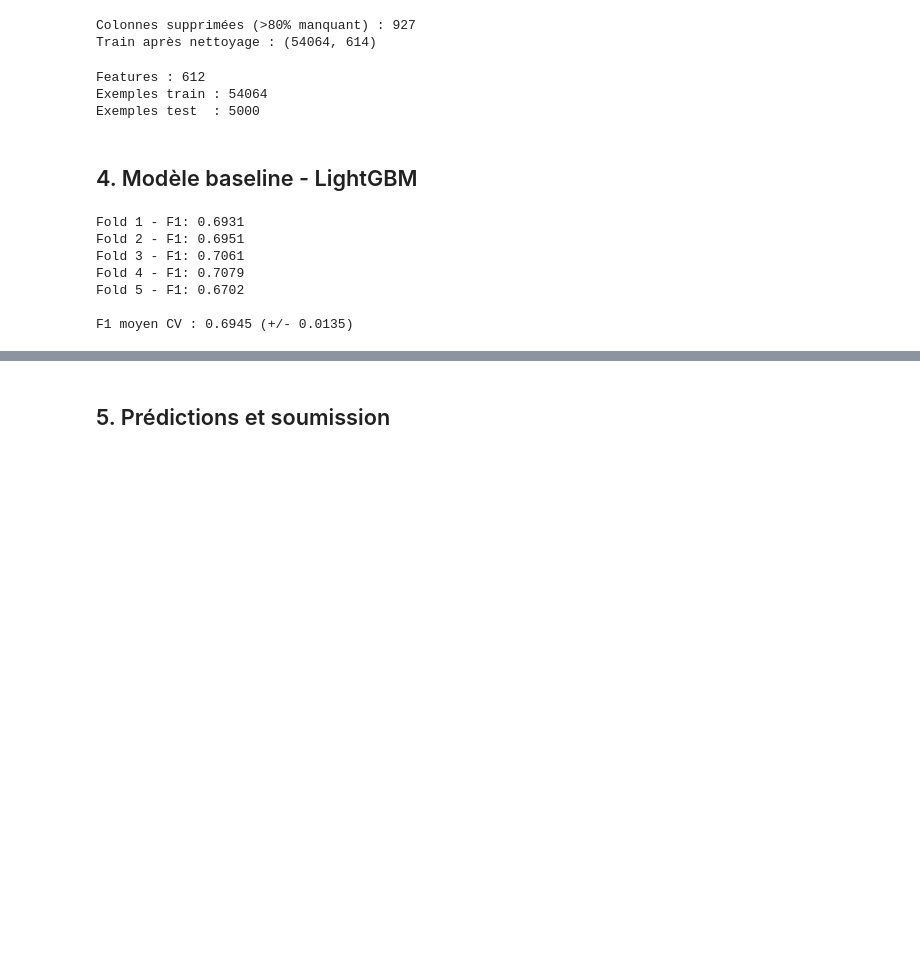
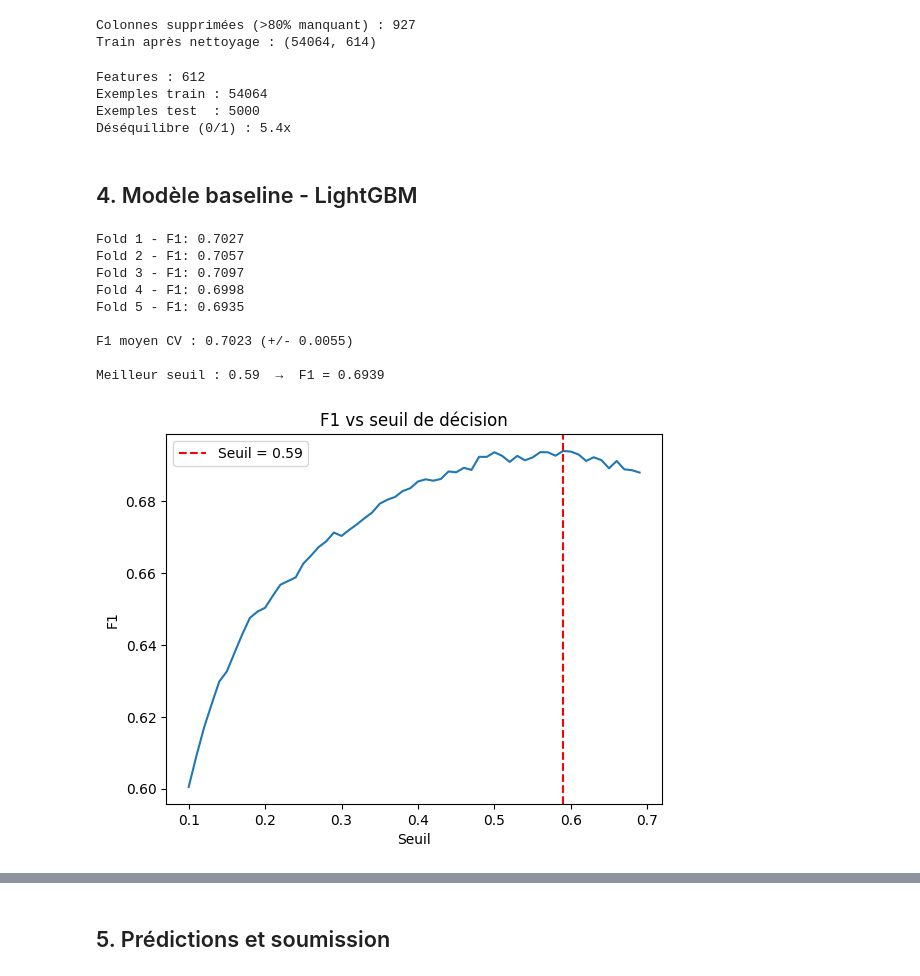
Before and after one commit to LightSulivy/hackaton26IAML, a Jupyter notebook: baseline.ipynb, the cells around one changed output, grey strips where cells are left out. Drawn from its saved outputs; the diff is of its cells as text; code cells hidden in the pictures; blank space fills up the shorter version.

```diff
--- a/baseline.ipynb
+++ b/baseline.ipynb
@@ -154,13 +154,17 @@ y = train_clean['MORTSTAT_2019']
 X_test = test_clean[feature_cols]
 test_seqn_ordered = test_clean['SEQN']
 
+neg_pos_ratio = (y == 0).sum() / (y == 1).sum()
+
 print(f'Features : {X.shape[1]}')
 print(f'Exemples train : {X.shape[0]}')
 print(f'Exemples test  : {X_test.shape[0]}')
+print(f'Déséquilibre (0/1) : {neg_pos_ratio:.1f}x')
 # %% [output]
 Features : 612
 Exemples train : 54064
 Exemples test  : 5000
+Déséquilibre (0/1) : 5.4x
 # %% [markdown]
 ## 4. Modèle baseline - LightGBM
 # %%
@@ -175,39 +179,56 @@ lgb_params = {
     'num_leaves': 63,
     'min_child_samples': 20,
     'subsample': 0.8,
     'colsample_bytree': 0.8,
     'random_state': 42,
     'verbose': -1,
     'n_jobs': -1,
+    'scale_pos_weight': neg_pos_ratio,
 }
 
 f1_scores = []
 models = []
 
 for fold, (train_idx, val_idx) in enumerate(skf.split(X, y)):
     X_tr, X_val = X.iloc[train_idx], X.iloc[val_idx]
     y_tr, y_val = y.iloc[train_idx], y.iloc[val_idx]
 
     model = lgb.LGBMClassifier(**lgb_params)
     model.fit(X_tr, y_tr,
               eval_set=[(X_val, y_val)],
               callbacks=[lgb.early_stopping(50, verbose=False), lgb.log_evaluation(period=-1)])
 
     y_pred = model.predict(X_val)
     f1 = f1_score(y_val, y_pred)
     f1_scores.append(f1)
     models.append(model)
     print(f'Fold {fold+1} - F1: {f1:.4f}')
 
 print(f'\nF1 moyen CV : {np.mean(f1_scores):.4f} (+/- {np.std(f1_scores):.4f})')
+
+y_proba_val = models[-1].predict_proba(X_val)[:, 1]   # probas du dernier fold
+thresholds  = np.arange(0.1, 0.7, 0.01)
+f1s         = [f1_score(y_val, (y_proba_val >= t).astype(int)) for t in thresholds]
+best_threshold = thresholds[np.argmax(f1s)]
+print(f'\nMeilleur seuil : {best_threshold:.2f}  →  F1 = {max(f1s):.4f}')
+plt.plot(thresholds, f1s)
+plt.axvline(best_threshold, color='red', linestyle='--', label=f'Seuil = {best_threshold:.2f}')
+plt.xlabel('Seuil')
+plt.ylabel('F1')
+plt.legend()
+plt.title('F1 vs seuil de décision')
+plt.show()
 # %% [output]
-Fold 1 - F1: 0.6931
-Fold 2 - F1: 0.6951
-Fold 3 - F1: 0.7061
-Fold 4 - F1: 0.7079
-Fold 5 - F1: 0.6702
+Fold 1 - F1: 0.7027
+Fold 2 - F1: 0.7057
+Fold 3 - F1: 0.7097
+Fold 4 - F1: 0.6998
+Fold 5 - F1: 0.6935
 
-F1 moyen CV : 0.6945 (+/- 0.0135)
+F1 moyen CV : 0.7023 (+/- 0.0055)
+
+Meilleur seuil : 0.59  →  F1 = 0.6939
+[figure, added]
 # %%
 # Importance des features (meilleur modèle)
 best_model = models[np.argmax(f1_scores)]
```
Also changed, not shown: parts of 3 cells of this notebook.
